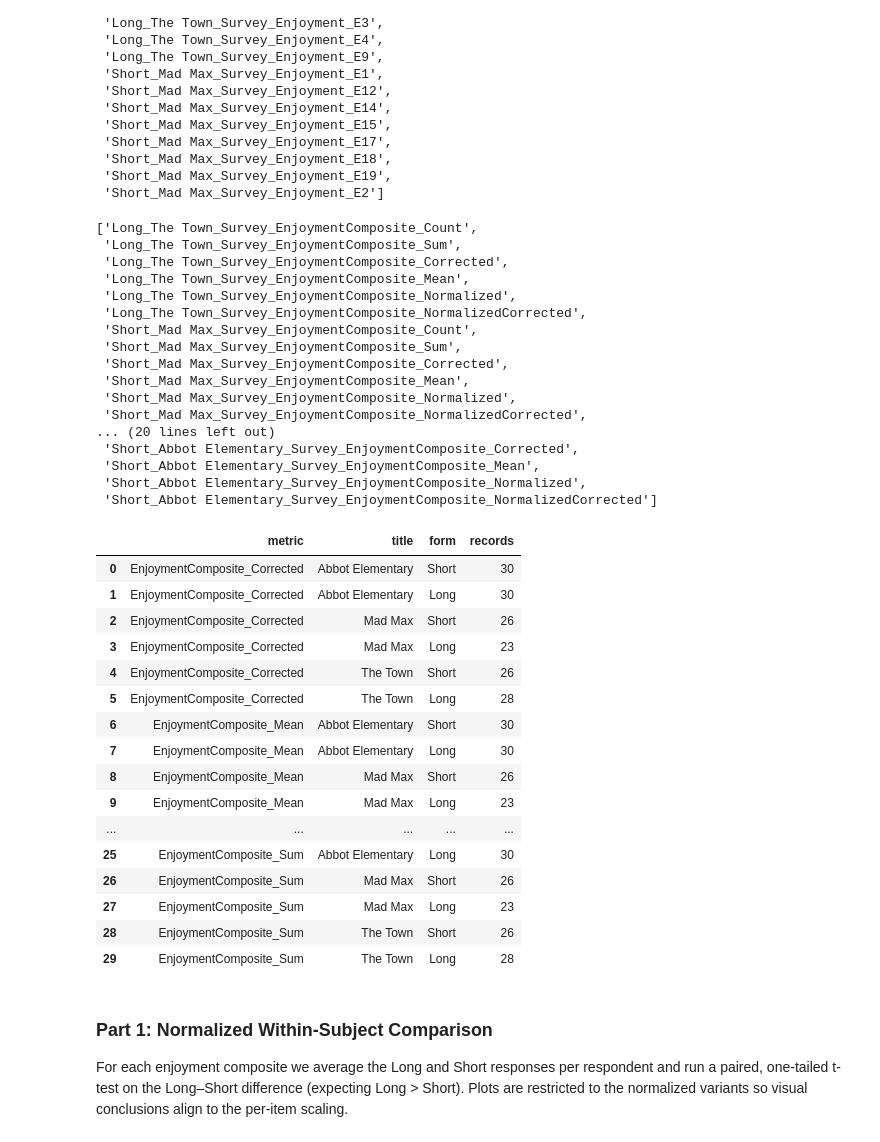
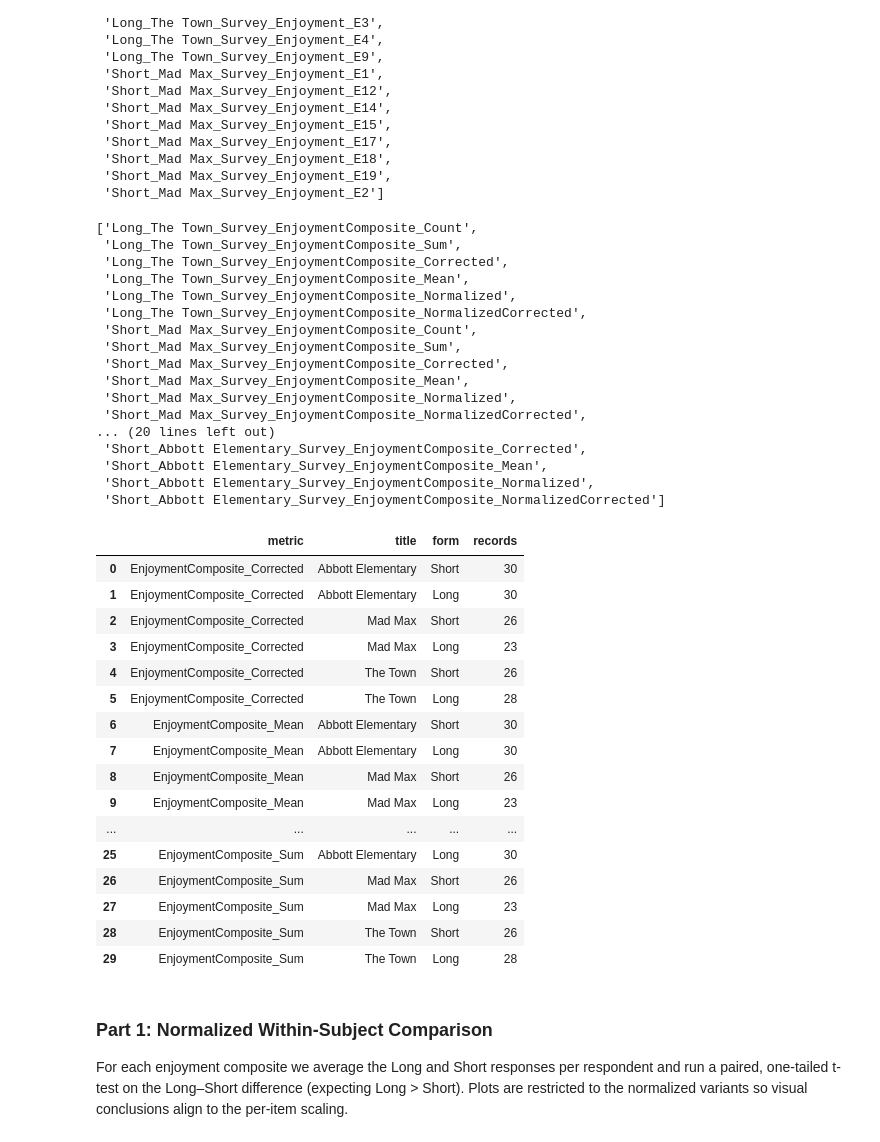
Before and after one commit to NeuralSenseCode/544_WBD_CXCU, a Jupyter notebook: analysis/analysis_self-report.ipynb, the cells around one changed output. Drawn from its saved outputs; the diff is of its cells as text; code cells hidden in the pictures.

```diff
--- a/analysis/analysis_self-report.ipynb
+++ b/analysis/analysis_self-report.ipynb
@@ -53,10 +66,18 @@ COLOR_MAP = {'Long': "#265f88",
              'Short': "#aa55c4",
              'Default': 'deepskyblue'}
 # %%
+import re
+
 PROJECT_ROOT = Path.cwd().parent
 UV_PATH = PROJECT_ROOT / "results" / "uv_merged.csv"
 
 uv = pd.read_csv(UV_PATH)
+uv.columns = [re.sub(r"Abbot", "Abbott", col, flags=re.IGNORECASE) for col in uv.columns]
+object_columns = uv.select_dtypes(include="object").columns
+if len(object_columns) > 0:
+    uv.loc[:, object_columns] = uv.loc[:, object_columns].apply(
+        lambda series: series.str.replace(r"Abbot", "Abbott", regex=True, flags=re.IGNORECASE)
+    )
 uv.head()
 # %% [output]
 |  | source_file | group | respondent | date_study | time_study | age | age_group | gender | ethnicity | ... |
@@ -161,10 +205,10 @@ Part 1 emphasises the normalized composites that put short and long forms on the
  'Short_Mad Max_Survey_EnjoymentComposite_Normalized',
  'Short_Mad Max_Survey_EnjoymentComposite_NormalizedCorrected',
 ... (20 lines left out)
- 'Short_Abbot Elementary_Survey_EnjoymentComposite_Corrected',
- 'Short_Abbot Elementary_Survey_EnjoymentComposite_Mean',
- 'Short_Abbot Elementary_Survey_EnjoymentComposite_Normalized',
- 'Short_Abbot Elementary_Survey_EnjoymentComposite_NormalizedCorrected']
+ 'Short_Abbott Elementary_Survey_EnjoymentComposite_Corrected',
+ 'Short_Abbott Elementary_Survey_EnjoymentComposite_Mean',
+ 'Short_Abbott Elementary_Survey_EnjoymentComposite_Normalized',
+ 'Short_Abbott Elementary_Survey_EnjoymentComposite_NormalizedCorrected']
 # %%
 import re
 
@@ -200,50 +244,50 @@ PART2_METRICS = [
     "EnjoymentComposite_Corrected",
     "EnjoymentComposite_Mean",
 ]
-TARGET_TITLES = ["Mad Max", "The Town", "Abbot Elementary"]
+TARGET_TITLES = ["Mad Max", "The Town", "Abbott Elementary"]
 
 id_column = "respondent_id" if "respondent_id" in uv.columns else uv.columns[0]
 
 long_frames = []
 for metric in ENJOYMENT_METRICS_ALL:
     metric_pattern = re.compile(rf"^(Long|Short)_(.+?)_Survey_{re.escape(metric)}$")
     metric_columns = [col for col in uv.columns if metric_pattern.match(col)]
     for column in metric_columns:
         form, title_token = metric_pattern.match(column).groups()
         title_clean = title_token.replace("_", " ").strip()
         frame = (
             uv[[id_column, column]]
             .rename(columns={column: "value"})
             .assign(form=form, title=title_clean, metric=metric)
 )
         long_frames.append(frame)
 
 if not long_frames:
     raise ValueError("No enjoyment columns matching the expected pattern were found in uv_merged.csv")
 
 enjoyment_long = (
     pd.concat(long_frames, ignore_index=True)
     .dropna(subset=["value"])
 )
 enjoyment_long[id_column] = enjoyment_long[id_column].astype(str)
 enjoyment_long["form"] = pd.Categorical(enjoyment_long["form"], categories=["Short", "Long"], ordered=True)
 
 title_overview = enjoyment_long.groupby(["metric", "title", "form"], observed=True).size().rename("records").reset_index()
 title_overview
 # %% [output]
 |  | metric | title | form | records |
-| 0 | EnjoymentComposite_Corrected | Abbot Elementary | Short | 30 |
-| 1 | EnjoymentComposite_Corrected | Abbot Elementary | Long | 30 |
+| 0 | EnjoymentComposite_Corrected | Abbott Elementary | Short | 30 |
+| 1 | EnjoymentComposite_Corrected | Abbott Elementary | Long | 30 |
 | 2 | EnjoymentComposite_Corrected | Mad Max | Short | 26 |
 | 3 | EnjoymentComposite_Corrected | Mad Max | Long | 23 |
 | 4 | EnjoymentComposite_Corrected | The Town | Short | 26 |
 | 5 | EnjoymentComposite_Corrected | The Town | Long | 28 |
-| 6 | EnjoymentComposite_Mean | Abbot Elementary | Short | 30 |
-| 7 | EnjoymentComposite_Mean | Abbot Elementary | Long | 30 |
+| 6 | EnjoymentComposite_Mean | Abbott Elementary | Short | 30 |
+| 7 | EnjoymentComposite_Mean | Abbott Elementary | Long | 30 |
 | 8 | EnjoymentComposite_Mean | Mad Max | Short | 26 |
 | 9 | EnjoymentComposite_Mean | Mad Max | Long | 23 |
 | ... | ... | ... | ... | ... |
-| 25 | EnjoymentComposite_Sum | Abbot Elementary | Long | 30 |
+| 25 | EnjoymentComposite_Sum | Abbott Elementary | Long | 30 |
 | 26 | EnjoymentComposite_Sum | Mad Max | Short | 26 |
 | 27 | EnjoymentComposite_Sum | Mad Max | Long | 23 |
 | 28 | EnjoymentComposite_Sum | The Town | Short | 26 |
```
Also changed, not shown: parts of 46 cells of this notebook, 3 other files.
